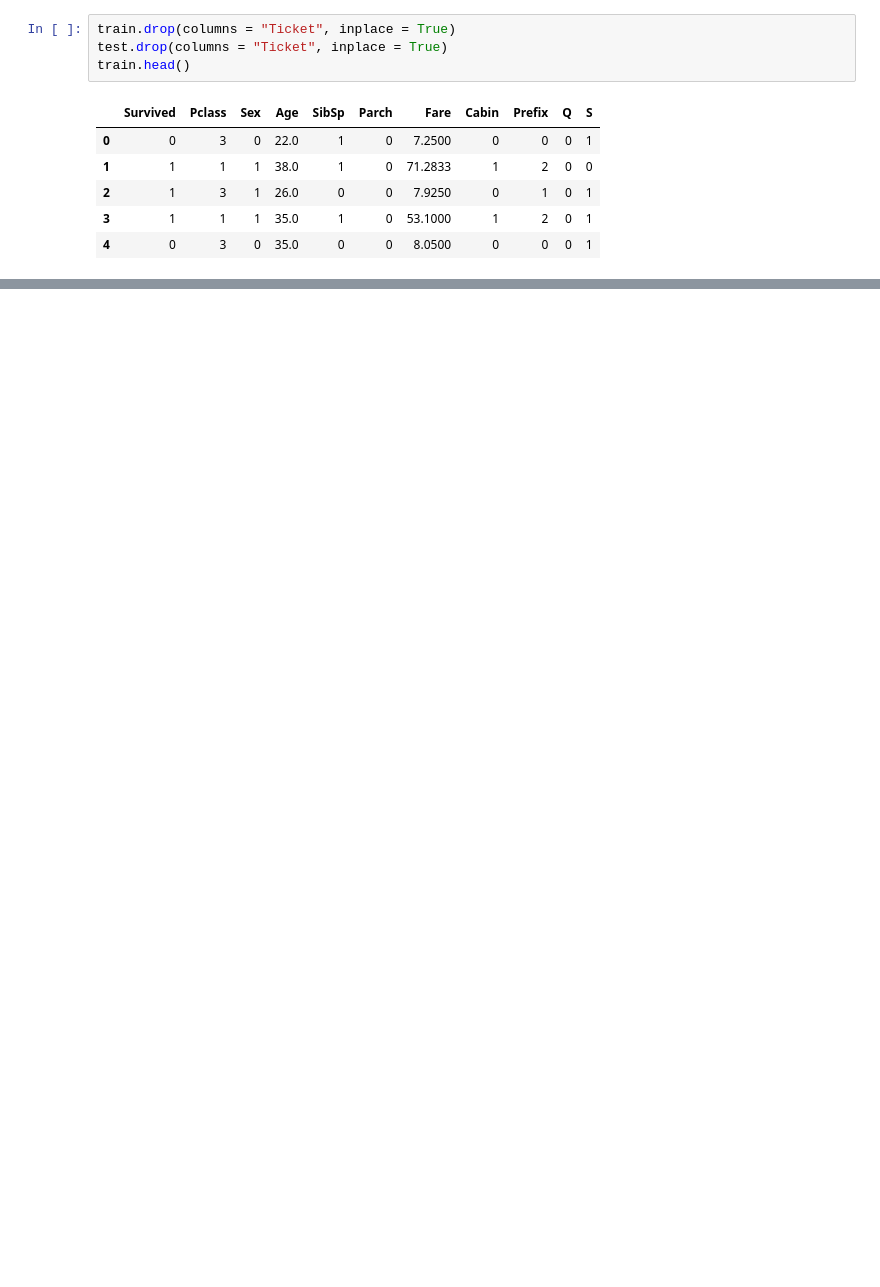
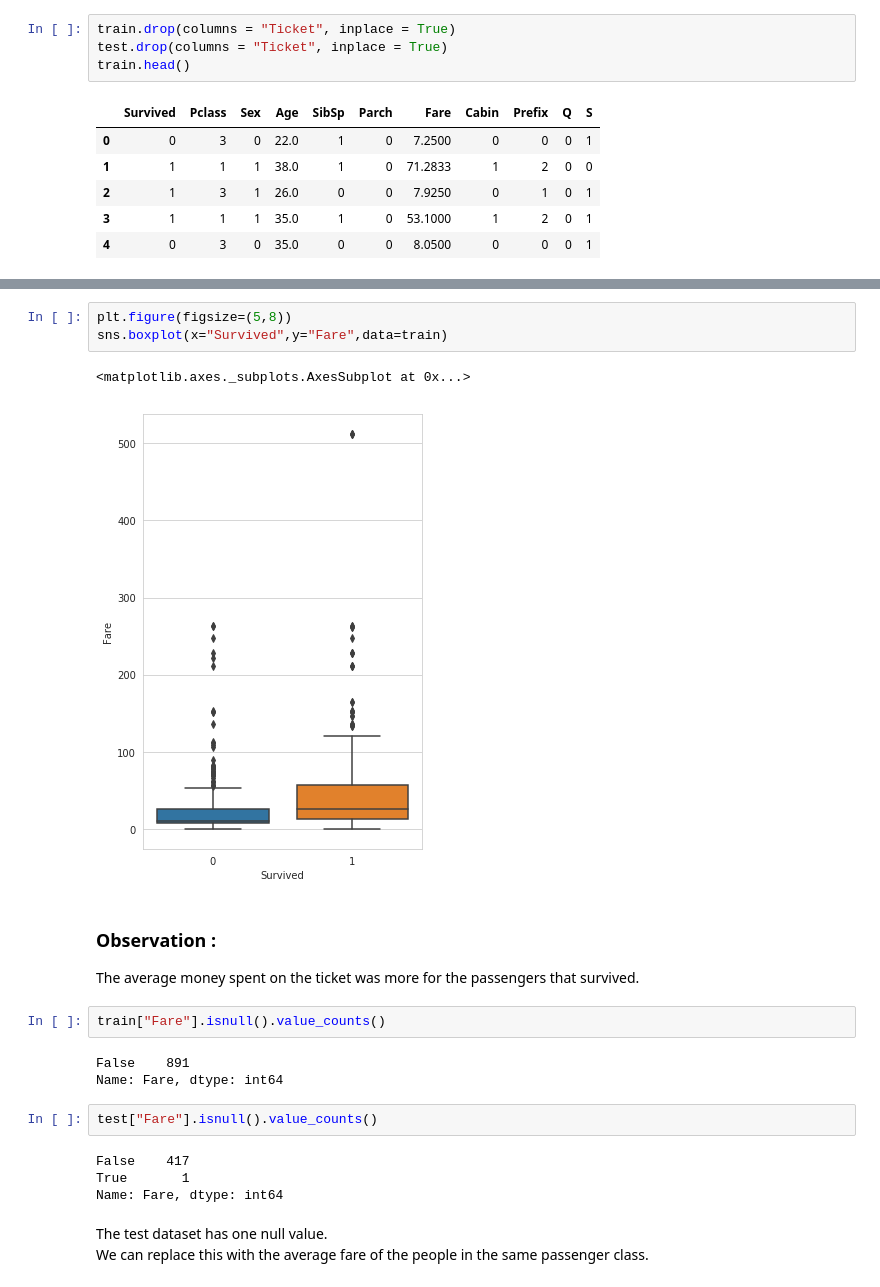
Before and after one commit to eshitagoel/Titanic_Survival, a Jupyter notebook: Titanic Survival.ipynb, the cells around one changed output, grey strips where cells are left out. Cells and saved outputs as stored; diff of their text form; blank space fills up the shorter version.

```diff
--- a/Titanic Survival.ipynb
+++ b/Titanic Survival.ipynb
@@ -464,0 +468,23 @@ train.head()
+# %%
+plt.figure(figsize=(5,8))
+sns.boxplot(x="Survived",y="Fare",data=train)
+# %% [output]
+<matplotlib.axes._subplots.AxesSubplot at 0x...>
+[figure, added]
+# %% [markdown]
+### Observation :
+The average money spent on the ticket was more for the passengers that survived.
+# %%
+train["Fare"].isnull().value_counts()
+# %% [output]
+False    891
+Name: Fare, dtype: int64
+# %%
+test["Fare"].isnull().value_counts()
+# %% [output]
+False    417
+True       1
+Name: Fare, dtype: int64
+# %% [markdown]
+The test dataset has one null value.<br>
+We can replace this with the average fare of the people in the same passenger class.
```
Also changed, not shown: parts of 19 cells of this notebook.
